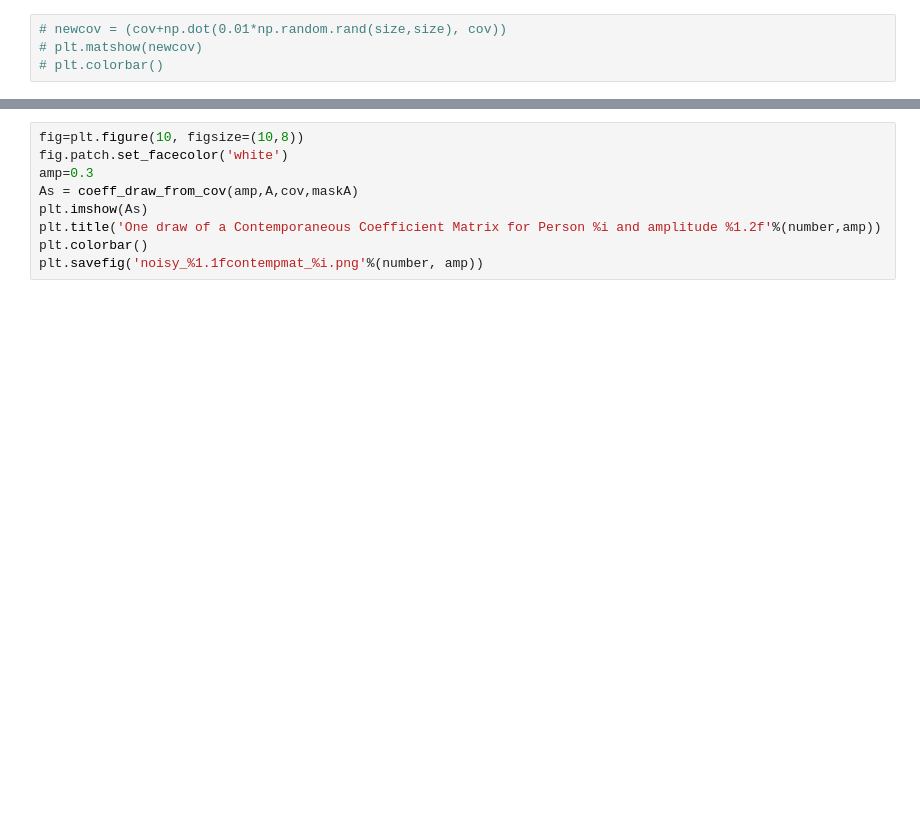
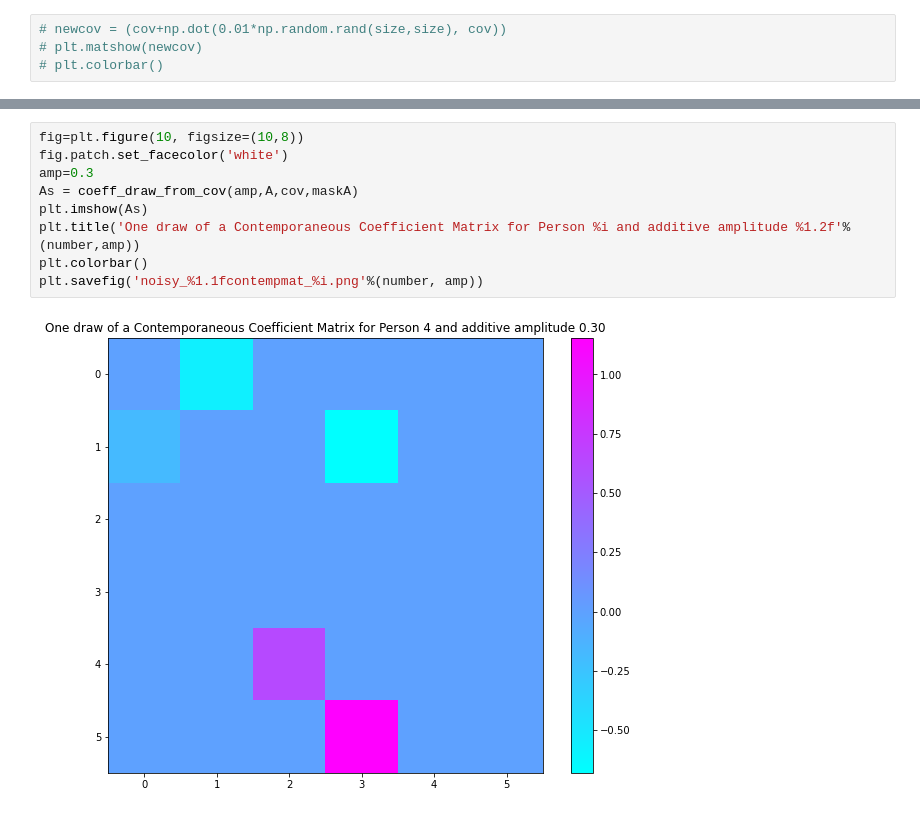
Before and after one commit to bangari-19/Collaborative-CIFAR-Project-, a Jupyter notebook: Module_Generation.ipynb, the cells around one changed output, grey strips where cells are left out. Drawn from its saved outputs; the diff is of its cells as text; blank space fills up the shorter version.

```diff
--- a/Module_Generation.ipynb
+++ b/Module_Generation.ipynb
@@ -200,12 +209,14 @@ plt.savefig('contempmask_%i.png'%number)
 # %%
 fig=plt.figure(10, figsize=(10,8))
 fig.patch.set_facecolor('white')
 amp=0.3
 As = coeff_draw_from_cov(amp,A,cov,maskA)
 plt.imshow(As)
-plt.title('One draw of a Contemporaneous Coefficient Matrix for Person %i and amplitude %1.2f'%(number,amp))
+plt.title('One draw of a Contemporaneous Coefficient Matrix for Person %i and additive amplitude %1.2f'%(number,amp))
 plt.colorbar()
 plt.savefig('noisy_%1.1fcontempmat_%i.png'%(number, amp))
+# %% [output]
+[figure, added]
 # %%
 def generate_timeseries(start,len,amplitude, contempmat, contempcov, lagmat, lagcov, measurecov):
     ''' Y = Ylag*lagmat + Y*contempmat
```
Also changed, not shown: parts of 12 cells of this notebook, 2 other files.
